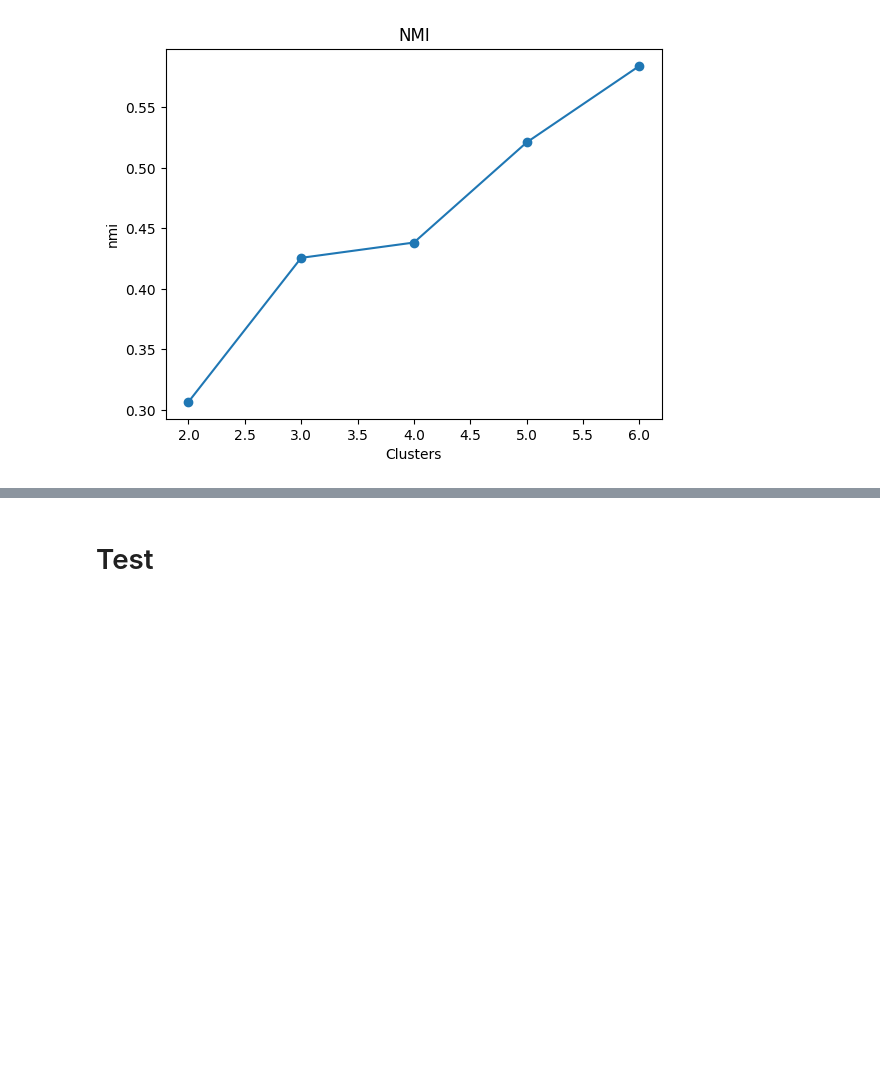
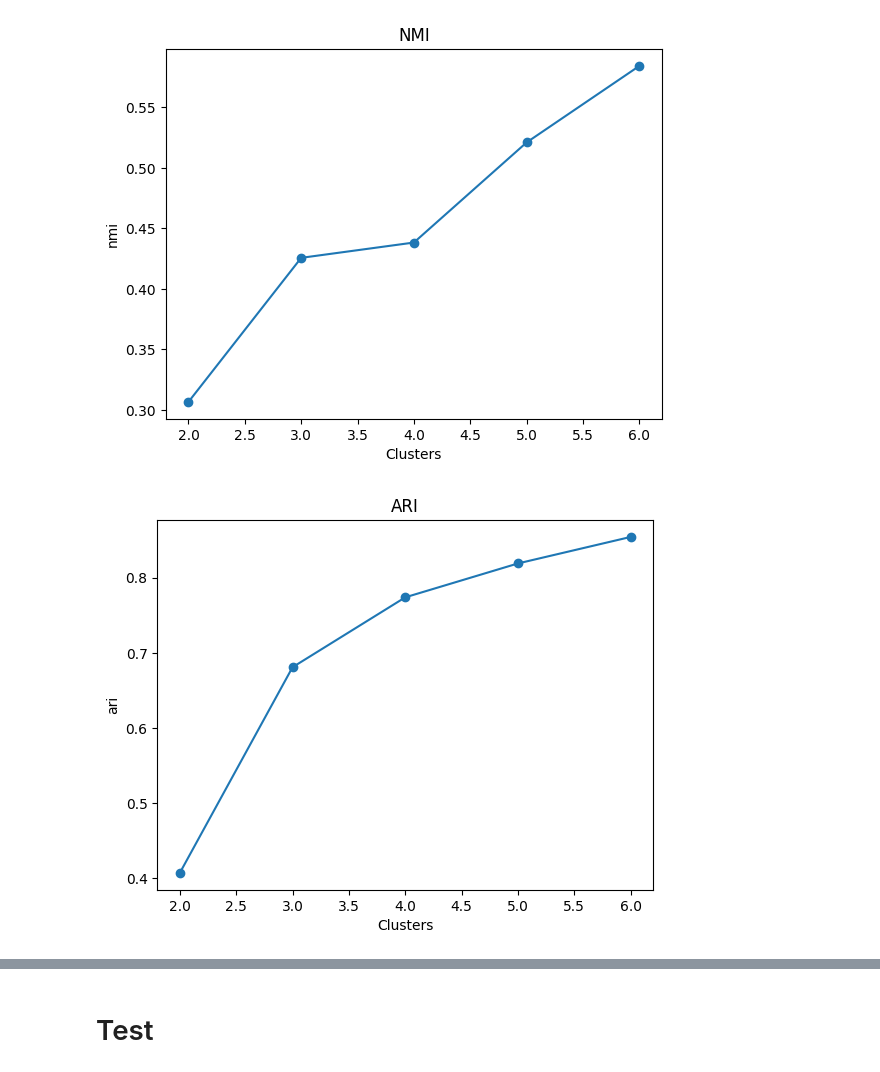
Before and after one commit to itsatefe/Deep-Learning, a Jupyter notebook: HW1/On-center-Off-surround/On-Center-Off-Surround.ipynb, the cells around one changed output, grey strips where cells are left out. Saved outputs shown, nothing was run; the diff lists cells and outputs as text; code cells hidden in the pictures; blank space fills up the shorter version.

```diff
--- a/HW1/On-center-Off-surround/On-Center-Off-Surround.ipynb
+++ b/HW1/On-center-Off-surround/On-Center-Off-Surround.ipynb
@@ -41,13 +42,13 @@ def voting_approach(som, dim, X, y):
     plt.show()
     return neuron_labels.flatten()
 # %%
-def Kmeans_approach(som, y, n_clusters):
+def Kmeans_approach(som, n_clusters):
     weights = som.get_weights()
     num_neurons = weights.shape[0] * weights.shape[1]
     flattened_weights = weights.reshape((num_neurons, -1))
-#     n_clusters = y_train.shape[1]
     kmeans = KMeans(n_clusters=n_clusters, random_state=42,n_init = 10)
     kmeans.fit(flattened_weights)
+
     neuron_labels = kmeans.labels_
     labels_grid = neuron_labels.reshape(weights.shape[0], weights.shape[1])
     plt.figure(figsize=(5, 4))
@@ -76,18 +77,19 @@ Where:
 -  $\text{MI}(U, V) $ is the mutual information between  U  and  V .
 -  H(U) and  H(V)  are the entropies of  U  and  V , which measure the uncertainty or randomness in the assignments.
 # %%
-def test_clusters(title, som, X,y, neuron_labels):
+def test_clusters(title, som, X, y, neuron_labels):
     winning_neurons = np.array([som.winner(x) for x in X])
     weights = som.get_weights()
     winning_indices = winning_neurons[:, 0] * weights.shape[1] + winning_neurons[:, 1]
     y_pred = neuron_labels[winning_indices]
     db_index = davies_bouldin_score(np.argmax(y, axis=1).reshape(-1, 1), y_pred)
     nmi = normalized_mutual_info_score(np.argmax(y, axis=1), y_pred)
-
+    ari = metrics.rand_score(np.argmax(y,axis=1), y_pred)
     print(title)
     print(f"Davies-Bouldin Index: {db_index}")
     print(f"Normalized Mutual Information: {nmi}")
-    return db_index, nmi
+    print(f"adjusted rand score: {ari}")
+    return db_index, nmi, ari
 # %% [markdown]
 - If k is too small, sigma will be large, and the updates will be very global, possibly smoothing over local variations too much.
 - If k is too large, sigma will be small, and the updates may be too localized, potentially leading to a lack of global order in the map.
@@ -114,11 +116,13 @@ Normalized Mutual Information: 0.7465827169569506
 # %%
 dbi_clusters = []
 nmi_clusters = []
+ari_clusters = []
 for n_clusters in range(2,7):
-    neuron_labels = Kmeans_approach(som_30x30, y_train, n_clusters)
-    dbi, nmi = test_clusters("kmeans approach: ", som_30x30, X_train, y_train, neuron_labels)
+    neuron_labels_kmeans = Kmeans_approach(som_30x30, n_clusters)
+    dbi, nmi,ari = test_clusters("kmeans approach: ", som_30x30, X_train, y_train, neuron_labels_kmeans)
     dbi_clusters.append(dbi)
     nmi_clusters.append(nmi)
+    ari_clusters.append(ari)
     print("number of clusters: ", n_clusters)
     print("------------------------------")
 # %% [output]
@@ -170,3 +179,12 @@ plt.ylabel('nmi')
 plt.show()
 # %% [output]
 [figure]
+# %%
+x = range(2, len(ari_clusters) + 2)
+plt.plot(x, ari_clusters, marker='o')
+plt.title('ARI')
+plt.xlabel('Clusters')
+plt.ylabel('ari')
+plt.show()
+# %% [output]
+[figure, added]
```
Also changed, not shown: parts of 24 cells of this notebook, 10 other files.
